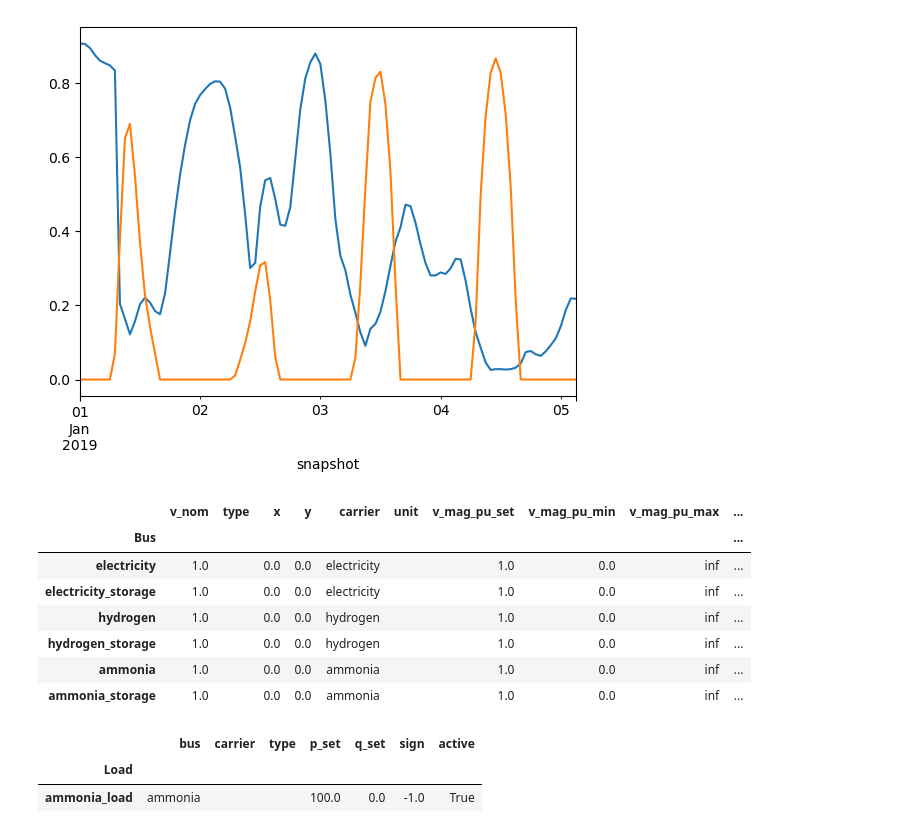
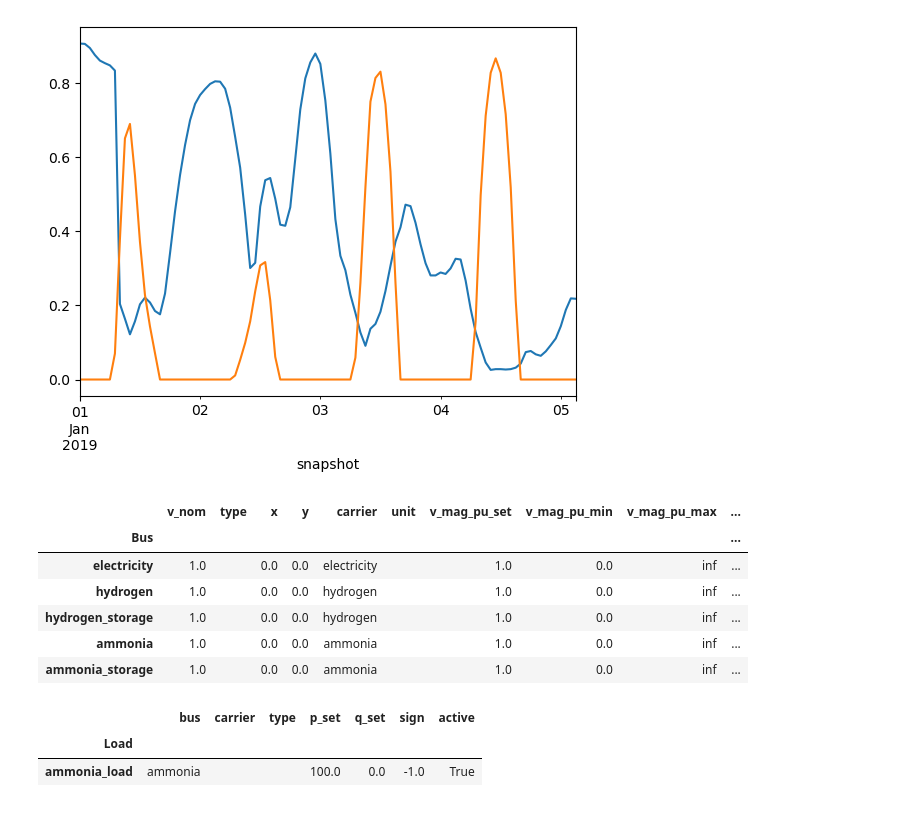
Before and after one commit to philouhawi/PyPSA-China-Green-LCOX-Model, a Jupyter notebook: LCO-Ammonia model 1.0 2025-02-06.ipynb, the cells around one changed output. Cells and saved outputs as stored; diff of their text form; code cells hidden in the pictures.

```diff
--- a/LCO-Ammonia model 1.0 2025-02-06.ipynb
+++ b/LCO-Ammonia model 1.0 2025-02-06.ipynb
@@ -46,22 +50,21 @@ solar_profile.head(100).plot()
 # %%
 # create the buses needed for the ammonia system
 n.add(class_name="Bus", name="electricity", carrier="electricity", overwrite=True)
 
-n.add(class_name="Bus", name="electricity_storage", carrier="electricity", overwrite=True)
+#n.add(class_name="Bus", name="electricity_storage", carrier="electricity", overwrite=True)
 
 # hydrogen buses
 n.add(class_name="Bus", name="hydrogen", carrier="hydrogen", overwrite=True)
 n.add(class_name="Bus", name="hydrogen_storage", carrier="hydrogen", overwrite=True)
 # ammonia buses
 n.add(class_name="Bus", name="ammonia", carrier="ammonia", overwrite=True)
 n.add(class_name="Bus", name="ammonia_storage", carrier="ammonia", overwrite=True)
 
 n.buses
 # %% [output]
 |  | v_nom | type | x | y | carrier | unit | v_mag_pu_set | v_mag_pu_min | v_mag_pu_max | ... |
 | Bus |  |  |  |  |  |  |  |  |  | ... |
 | electricity | 1.0 |  | 0.0 | 0.0 | electricity |  | 1.0 | 0.0 | inf | ... |
-| electricity_storage | 1.0 |  | 0.0 | 0.0 | electricity |  | 1.0 | 0.0 | inf | ... |
 | hydrogen | 1.0 |  | 0.0 | 0.0 | hydrogen |  | 1.0 | 0.0 | inf | ... |
 | hydrogen_storage | 1.0 |  | 0.0 | 0.0 | hydrogen |  | 1.0 | 0.0 | inf | ... |
 | ammonia | 1.0 |  | 0.0 | 0.0 | ammonia |  | 1.0 | 0.0 | inf | ... |
```
Also changed, not shown: parts of 22 cells of this notebook, 1 other file.
